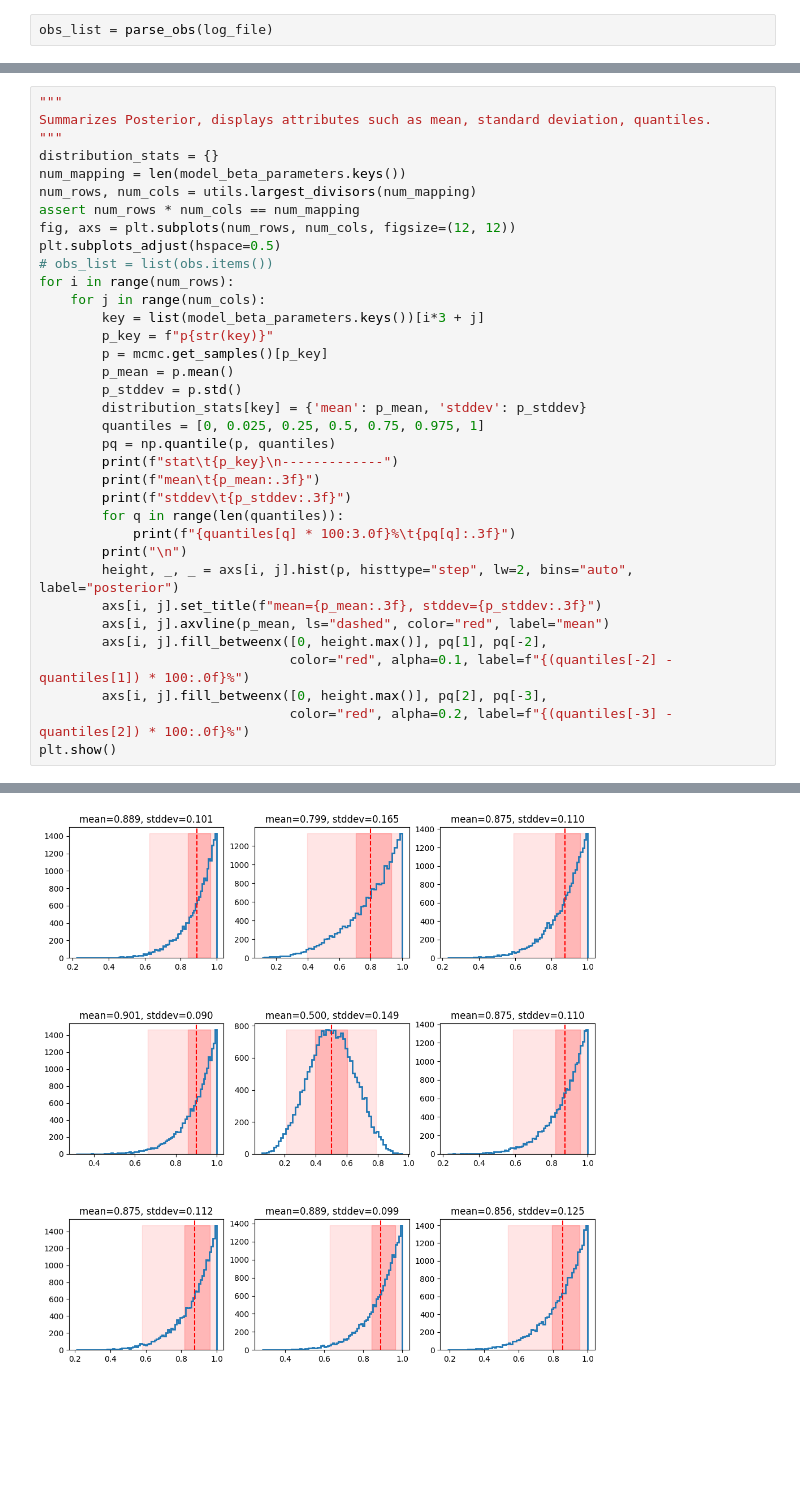
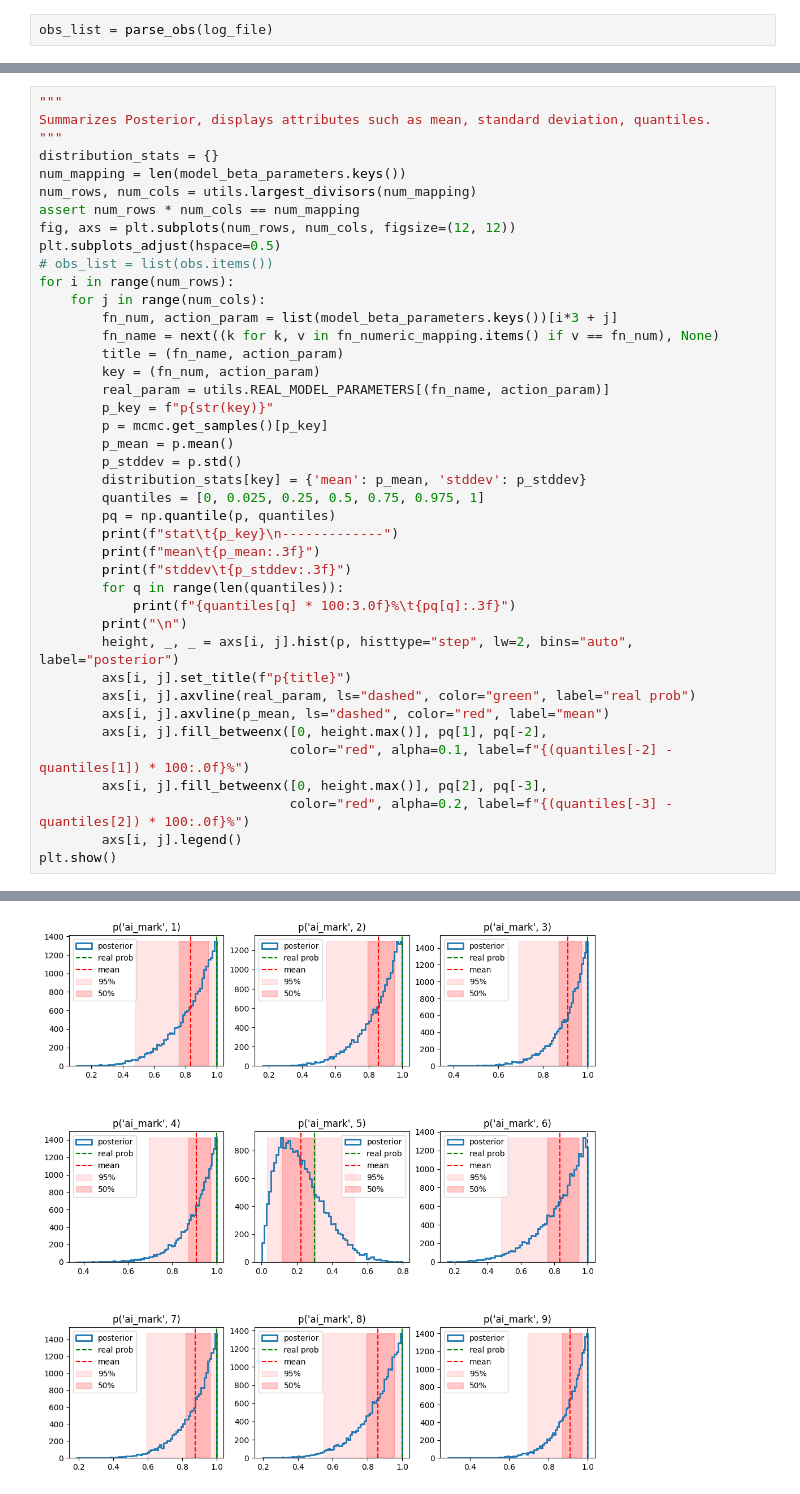
Before and after one commit to ibenatar-96/Bayesian-ML-MDP, a Jupyter notebook: bayesian_modelling.ipynb, the cells around one changed output, grey strips where cells are left out. Saved outputs shown, nothing was run; the diff lists cells and outputs as text; blank space fills up the shorter version.

```diff
--- a/bayesian_modelling.ipynb
+++ b/bayesian_modelling.ipynb
@@ -290,7 +292,11 @@ plt.subplots_adjust(hspace=0.5)
 # obs_list = list(obs.items())
 for i in range(num_rows):
     for j in range(num_cols):
-        key = list(model_beta_parameters.keys())[i*3 + j]
+        fn_num, action_param = list(model_beta_parameters.keys())[i*3 + j]
+        fn_name = next((k for k, v in fn_numeric_mapping.items() if v == fn_num), None)
+        title = (fn_name, action_param)
+        key = (fn_num, action_param)
+        real_param = utils.REAL_MODEL_PARAMETERS[(fn_name, action_param)]
         p_key = f"p{str(key)}"
         p = mcmc.get_samples()[p_key]
         p_mean = p.mean()
@@ -305,12 +311,14 @@ for i in range(num_rows):
             print(f"{quantiles[q] * 100:3.0f}%\t{pq[q]:.3f}")
         print("\n")
         height, _, _ = axs[i, j].hist(p, histtype="step", lw=2, bins="auto", label="posterior")
-        axs[i, j].set_title(f"mean={p_mean:.3f}, stddev={p_stddev:.3f}")
+        axs[i, j].set_title(f"p{title}")
+        axs[i, j].axvline(real_param, ls="dashed", color="green", label="real prob")
         axs[i, j].axvline(p_mean, ls="dashed", color="red", label="mean")
         axs[i, j].fill_betweenx([0, height.max()], pq[1], pq[-2],
                                 color="red", alpha=0.1, label=f"{(quantiles[-2] - quantiles[1]) * 100:.0f}%")
         axs[i, j].fill_betweenx([0, height.max()], pq[2], pq[-3],
                                 color="red", alpha=0.2, label=f"{(quantiles[-3] - quantiles[2]) * 100:.0f}%")
+        axs[i, j].legend()
 plt.show()
 # %% [output]
 stat    p(0, 1)
@@ -332,2 +340,2 @@ stddev  0.101
 100%    1.000
-[figure, old version]
+[figure, new version]
```
Also changed, not shown: parts of 11 cells of this notebook.
